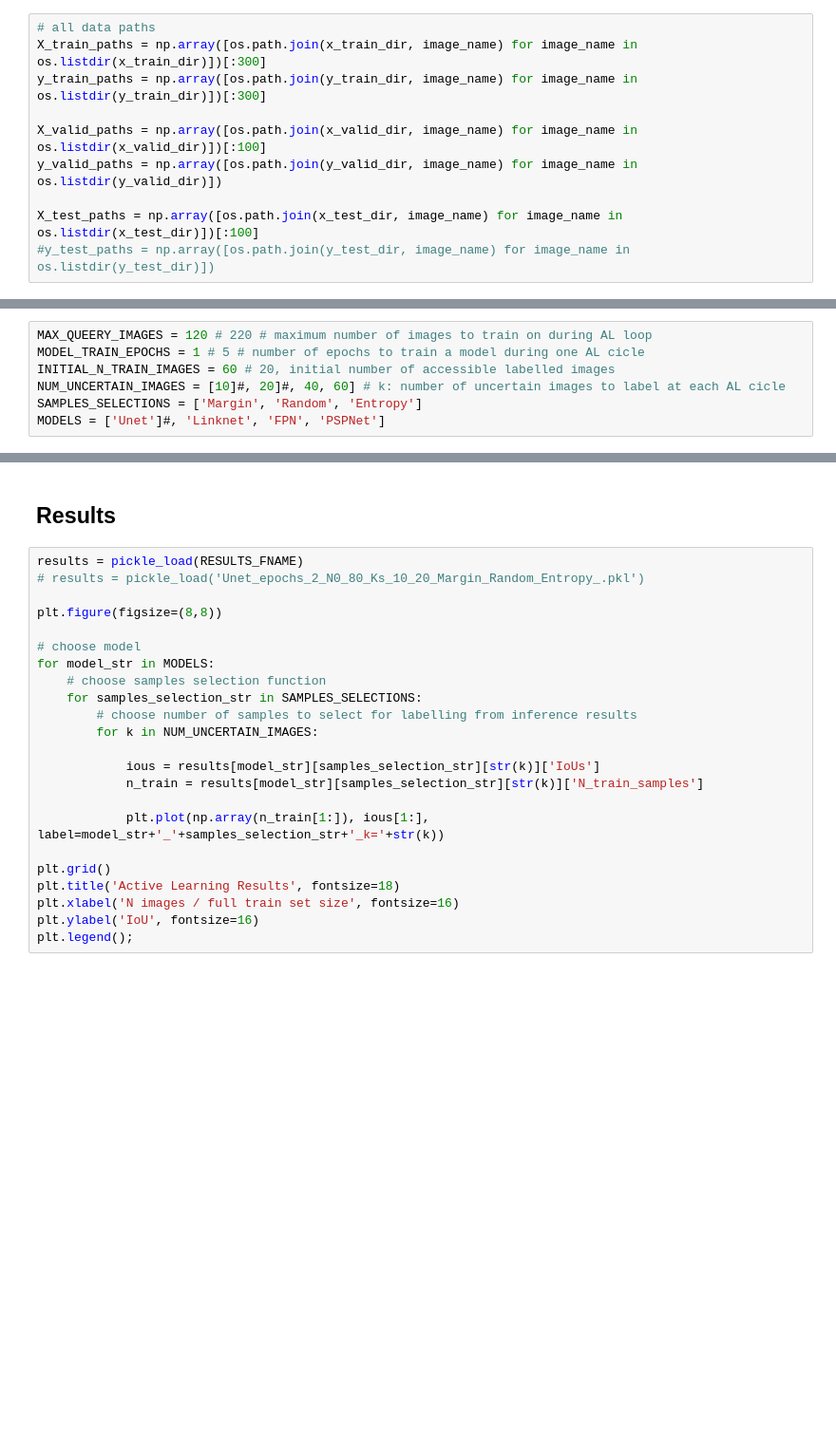
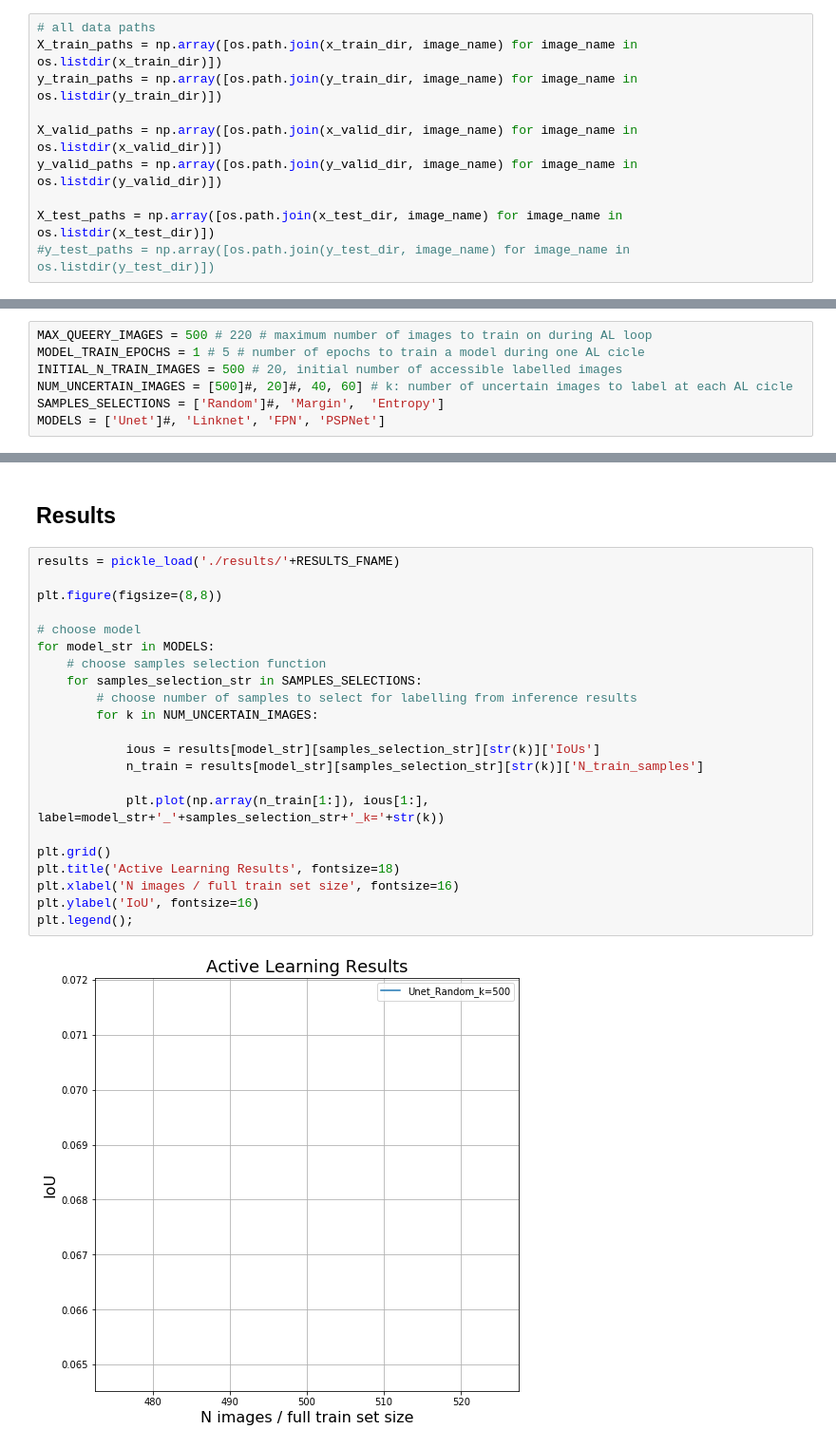
Before and after one commit to RuslanAgishev/active_learning, a Jupyter notebook: src/active_learning_semantic_segmentation.ipynb, the cells around one changed output, grey strips where cells are left out. Shown: that part at 95% size. Drawn from its saved outputs; the diff is of its cells as text; blank space fills up the shorter version.

```diff
--- a/src/active_learning_semantic_segmentation.ipynb
+++ b/src/active_learning_semantic_segmentation.ipynb
@@ -46,13 +46,13 @@ y_valid_dir = os.path.join(DATA_DIR, 'labels/val')
 x_test_dir = os.path.join(DATA_DIR, 'images/test')
 # %%
 # all data paths
-X_train_paths = np.array([os.path.join(x_train_dir, image_name) for image_name in os.listdir(x_train_dir)])[:300]
-y_train_paths = np.array([os.path.join(y_train_dir, image_name) for image_name in os.listdir(y_train_dir)])[:300]
+X_train_paths = np.array([os.path.join(x_train_dir, image_name) for image_name in os.listdir(x_train_dir)])
+y_train_paths = np.array([os.path.join(y_train_dir, image_name) for image_name in os.listdir(y_train_dir)])
 
-X_valid_paths = np.array([os.path.join(x_valid_dir, image_name) for image_name in os.listdir(x_valid_dir)])[:100]
+X_valid_paths = np.array([os.path.join(x_valid_dir, image_name) for image_name in os.listdir(x_valid_dir)])
 y_valid_paths = np.array([os.path.join(y_valid_dir, image_name) for image_name in os.listdir(y_valid_dir)])
 
-X_test_paths = np.array([os.path.join(x_test_dir, image_name) for image_name in os.listdir(x_test_dir)])[:100]
+X_test_paths = np.array([os.path.join(x_test_dir, image_name) for image_name in os.listdir(x_test_dir)])
 #y_test_paths = np.array([os.path.join(y_test_dir, image_name) for image_name in os.listdir(y_test_dir)])
 # %% [markdown]
 ### Active Learning experiment
@@ -141,11 +141,11 @@ def al_experiment(model_str,
     print('----------------------------------------\n')
     return IoUs, N_train_samples
 # %%
-MAX_QUEERY_IMAGES = 120 # 220 # maximum number of images to train on during AL loop
+MAX_QUEERY_IMAGES = 500 # 220 # maximum number of images to train on during AL loop
 MODEL_TRAIN_EPOCHS = 1 # 5 # number of epochs to train a model during one AL cicle
-INITIAL_N_TRAIN_IMAGES = 60 # 20, initial number of accessible labelled images
-NUM_UNCERTAIN_IMAGES = [10]#, 20]#, 40, 60] # k: number of uncertain images to label at each AL cicle
-SAMPLES_SELECTIONS = ['Margin', 'Random', 'Entropy']
+INITIAL_N_TRAIN_IMAGES = 500 # 20, initial number of accessible labelled images
+NUM_UNCERTAIN_IMAGES = [500]#, 20]#, 40, 60] # k: number of uncertain images to label at each AL cicle
+SAMPLES_SELECTIONS = ['Random']#, 'Margin',  'Entropy']
 MODELS = ['Unet']#, 'Linknet', 'FPN', 'PSPNet']
 # %%
 name = ''
@@ -249,25 +214,26 @@ Epoch: 0
 # %% [markdown]
 ## Results
 # %%
-results = pickle_load(RESULTS_FNAME)
-# results = pickle_load('Unet_epochs_2_N0_80_Ks_10_20_Margin_Random_Entropy_.pkl')
+results = pickle_load('./results/'+RESULTS_FNAME)
 
 plt.figure(figsize=(8,8))
 
 # choose model
 for model_str in MODELS:
     # choose samples selection function
     for samples_selection_str in SAMPLES_SELECTIONS:
         # choose number of samples to select for labelling from inference results
         for k in NUM_UNCERTAIN_IMAGES:
 
             ious = results[model_str][samples_selection_str][str(k)]['IoUs']
             n_train = results[model_str][samples_selection_str][str(k)]['N_train_samples']
 
             plt.plot(np.array(n_train[1:]), ious[1:], label=model_str+'_'+samples_selection_str+'_k='+str(k))
 
 plt.grid()
 plt.title('Active Learning Results', fontsize=18)
 plt.xlabel('N images / full train set size', fontsize=16)
 plt.ylabel('IoU', fontsize=16)
 plt.legend();
+# %% [output]
+[figure, added]
```
Also changed, not shown: parts of 2 cells of this notebook, 5 other files.
